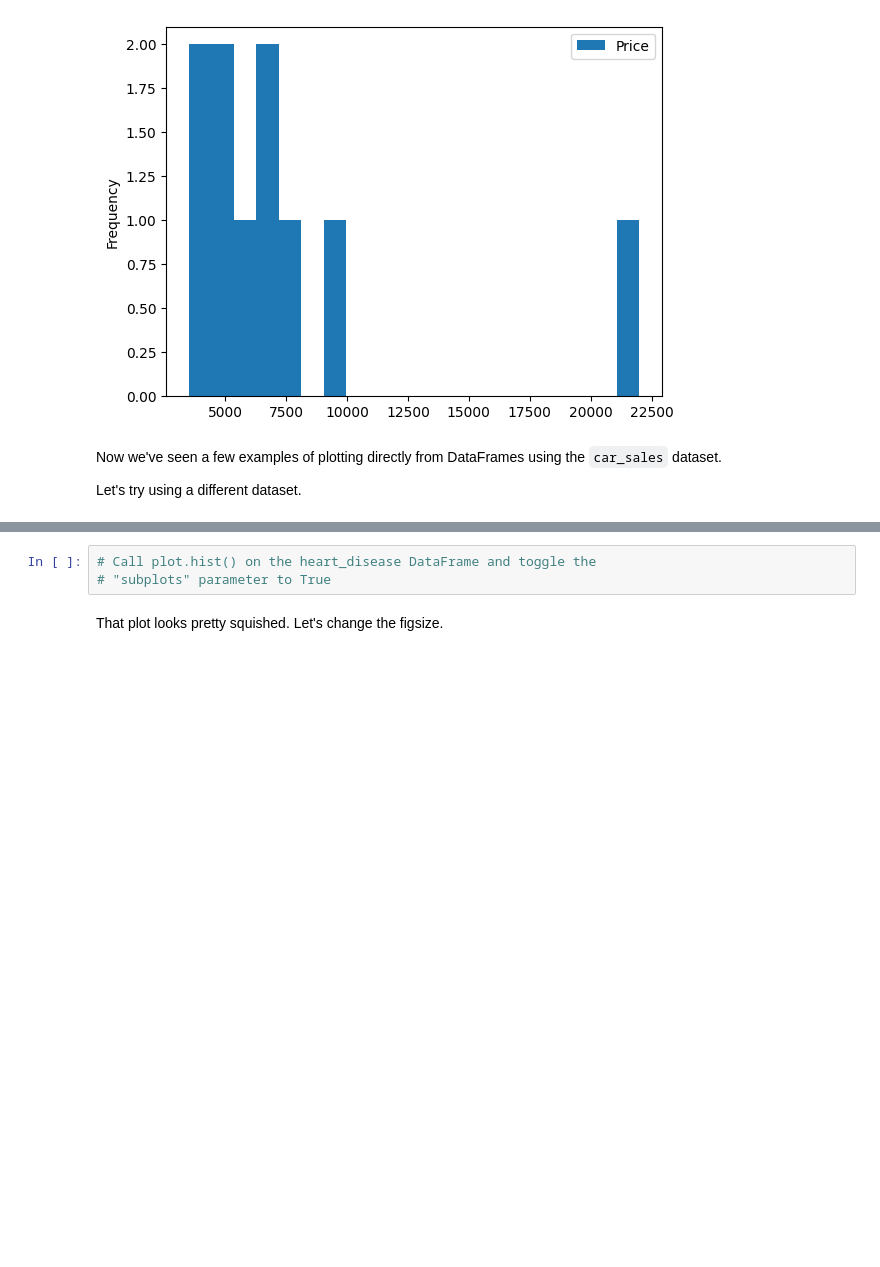
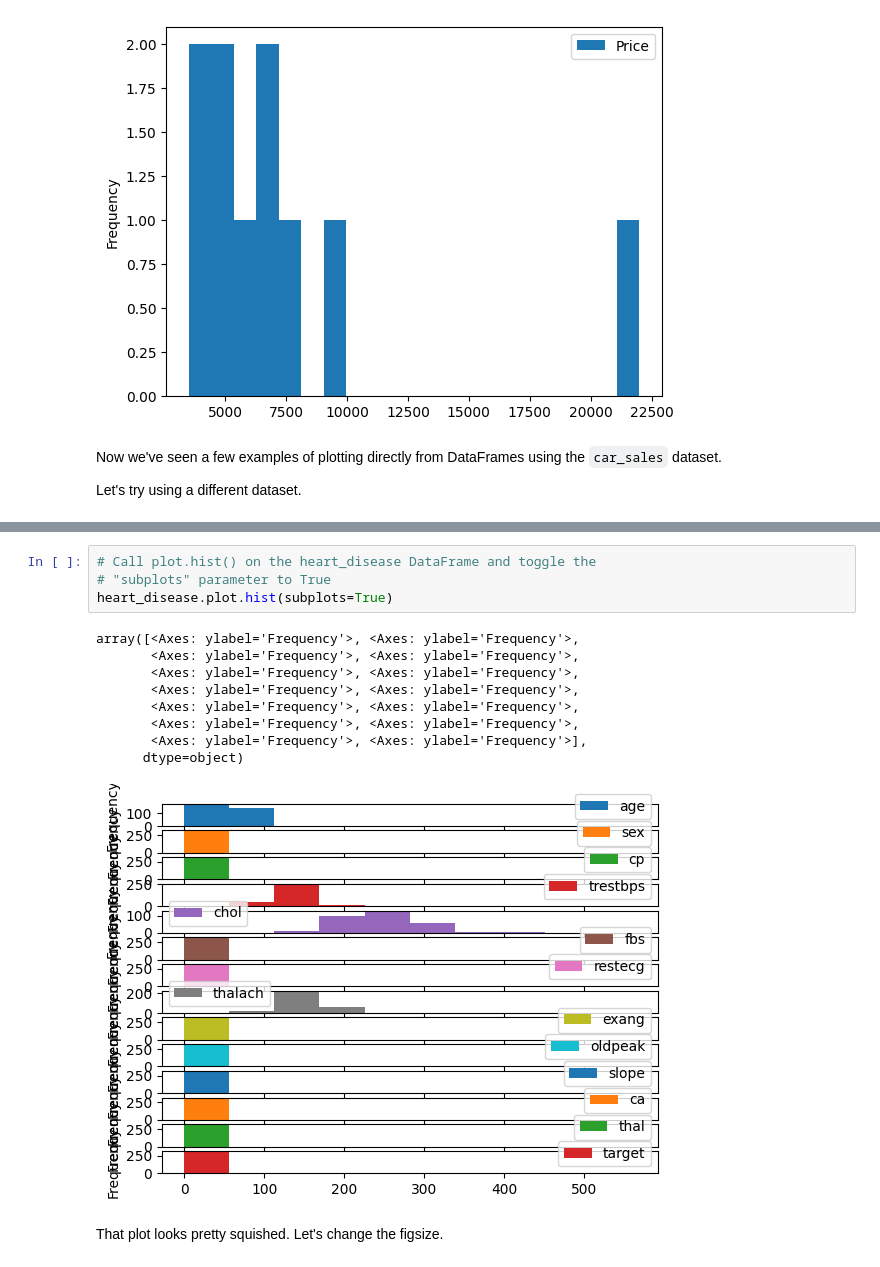
Before and after one commit to leviathan003/Practice_Puzzles, a Jupyter notebook: matplotlib-exercises.ipynb, the cells around one changed output, grey strips where cells are left out. Cells and saved outputs as stored; diff of their text form; blank space fills up the shorter version.

```diff
--- a/matplotlib-exercises.ipynb
+++ b/matplotlib-exercises.ipynb
@@ -379,6 +407,17 @@ Let's try using a different dataset.
 # %%
 # Call plot.hist() on the heart_disease DataFrame and toggle the
 # "subplots" parameter to True
+heart_disease.plot.hist(subplots=True)
+# %% [output]
+array([<Axes: ylabel='Frequency'>, <Axes: ylabel='Frequency'>,
+       <Axes: ylabel='Frequency'>, <Axes: ylabel='Frequency'>,
+       <Axes: ylabel='Frequency'>, <Axes: ylabel='Frequency'>,
+       <Axes: ylabel='Frequency'>, <Axes: ylabel='Frequency'>,
+       <Axes: ylabel='Frequency'>, <Axes: ylabel='Frequency'>,
+       <Axes: ylabel='Frequency'>, <Axes: ylabel='Frequency'>,
+       <Axes: ylabel='Frequency'>, <Axes: ylabel='Frequency'>],
+      dtype=object)
+[figure, added]
 # %% [markdown]
 That plot looks pretty squished. Let's change the figsize.
 # %%
```
Also changed, not shown: parts of 4 cells of this notebook, 3 other files.
